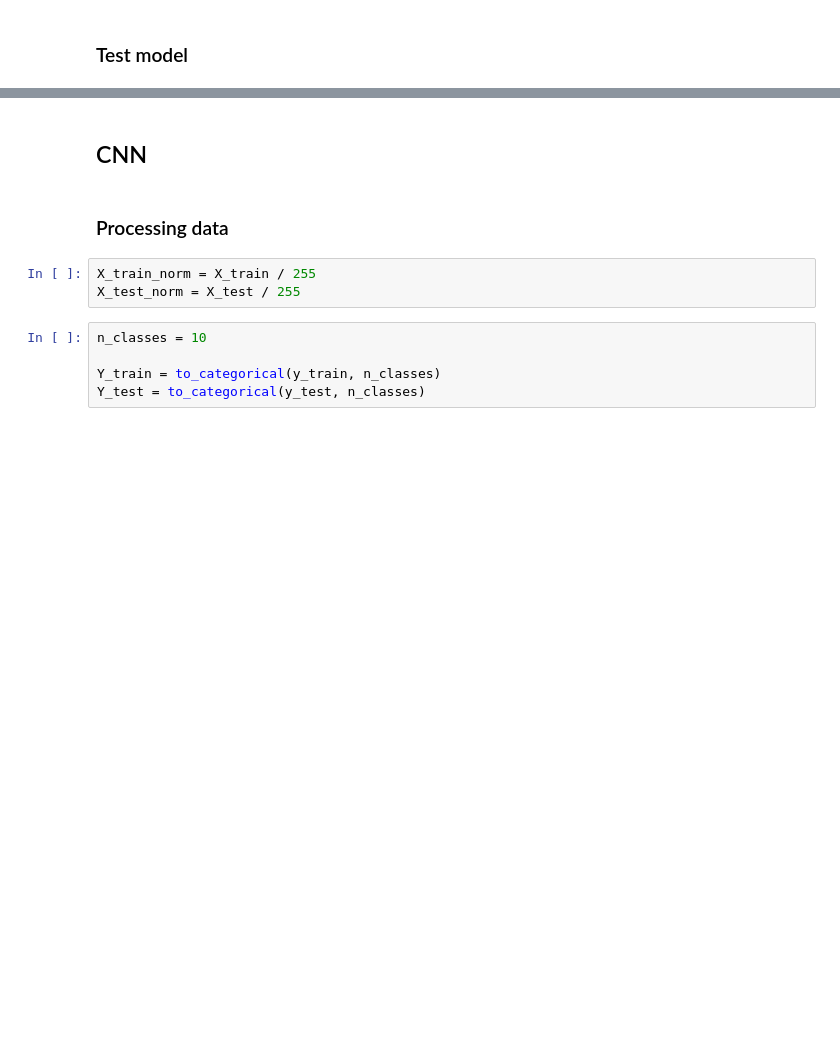
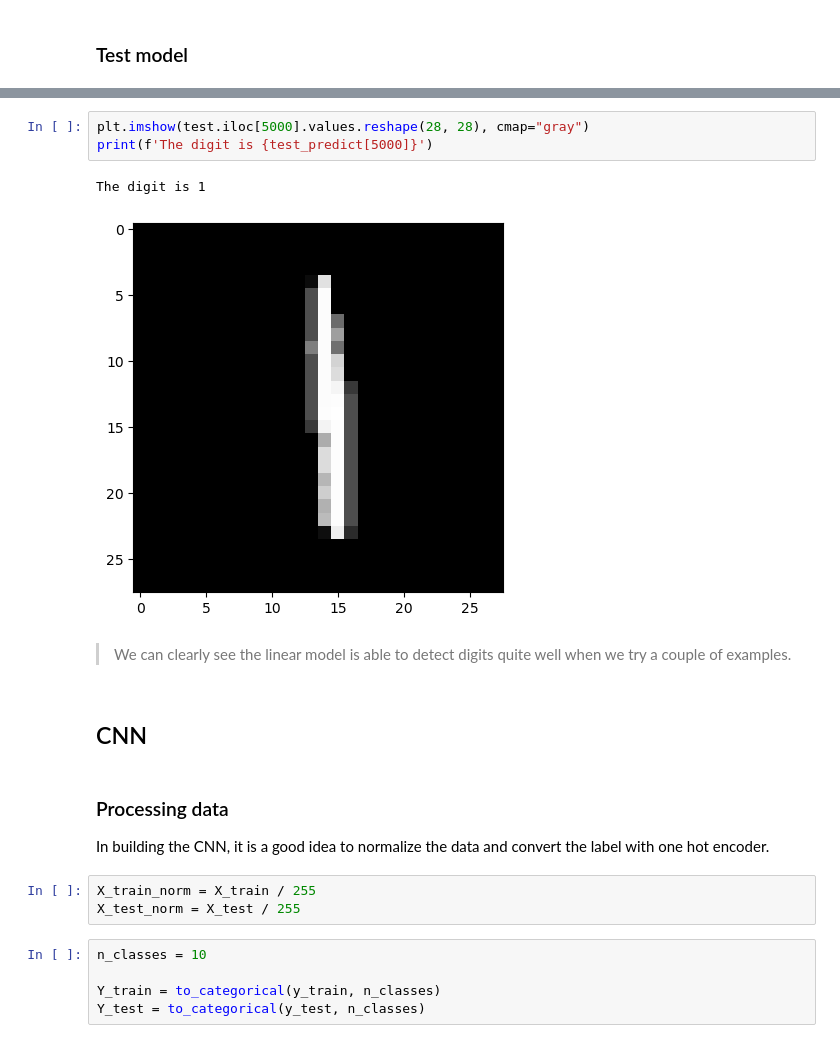
Before and after one commit to raydiwill/Computer-Vision-DSA-2023, a Jupyter notebook: Assignment 1/KhanhDuong_TRAN_Assignment_1.ipynb, the cells around one changed output, grey strips where cells are left out. Drawn from its saved outputs; the diff is of its cells as text; blank space fills up the shorter version.

```diff
--- a/Assignment 1/KhanhDuong_TRAN_Assignment_1.ipynb
+++ b/Assignment 1/KhanhDuong_TRAN_Assignment_1.ipynb
@@ -103,7 +129,17 @@ The digit is 7
+# %%
+plt.imshow(test.iloc[5000].values.reshape(28, 28), cmap="gray")
+print(f'The digit is {test_predict[5000]}')
+# %% [output]
+The digit is 1
+[figure, added]
+# %% [markdown]
+> We can clearly see the linear model is able to detect digits quite well when we try a couple of examples.
 # %% [markdown]
 ## CNN
-# %% [markdown]
-### Processing data
+# %% [markdown]
+### Processing data
+
+In building the CNN, it is a good idea to normalize the data and convert the label with one hot encoder.
 # %%
 X_train_norm = X_train / 255
 X_test_norm = X_test / 255
```
Also changed, not shown: parts of 62 cells of this notebook.
